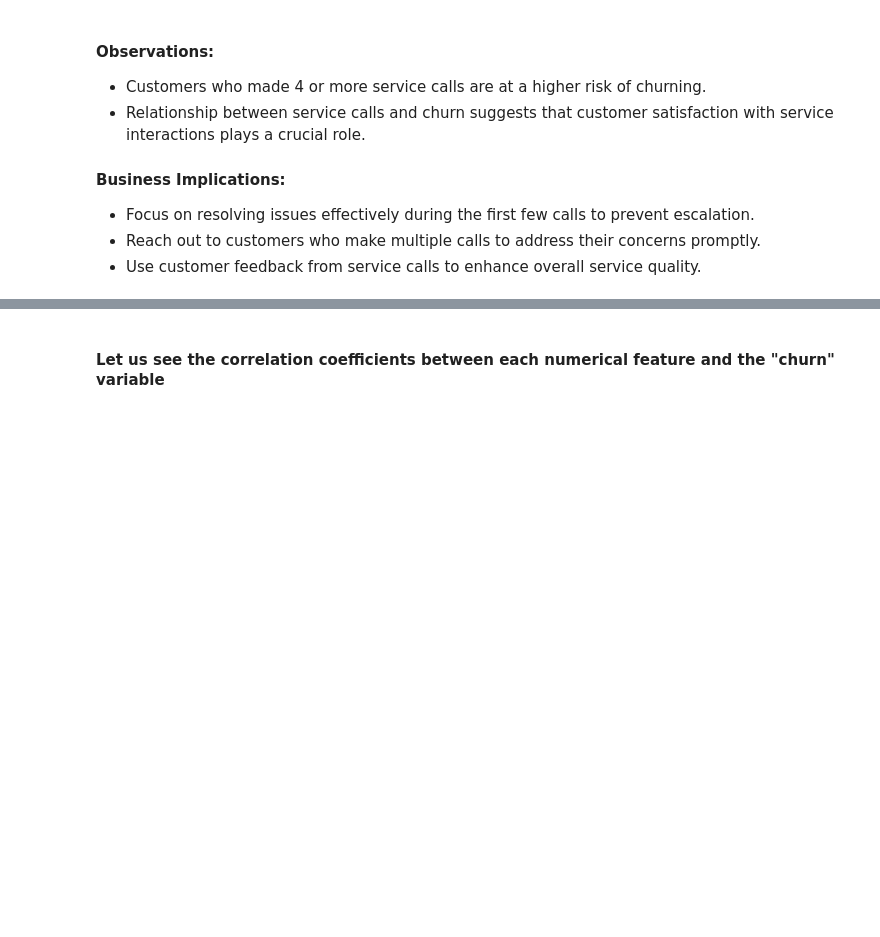
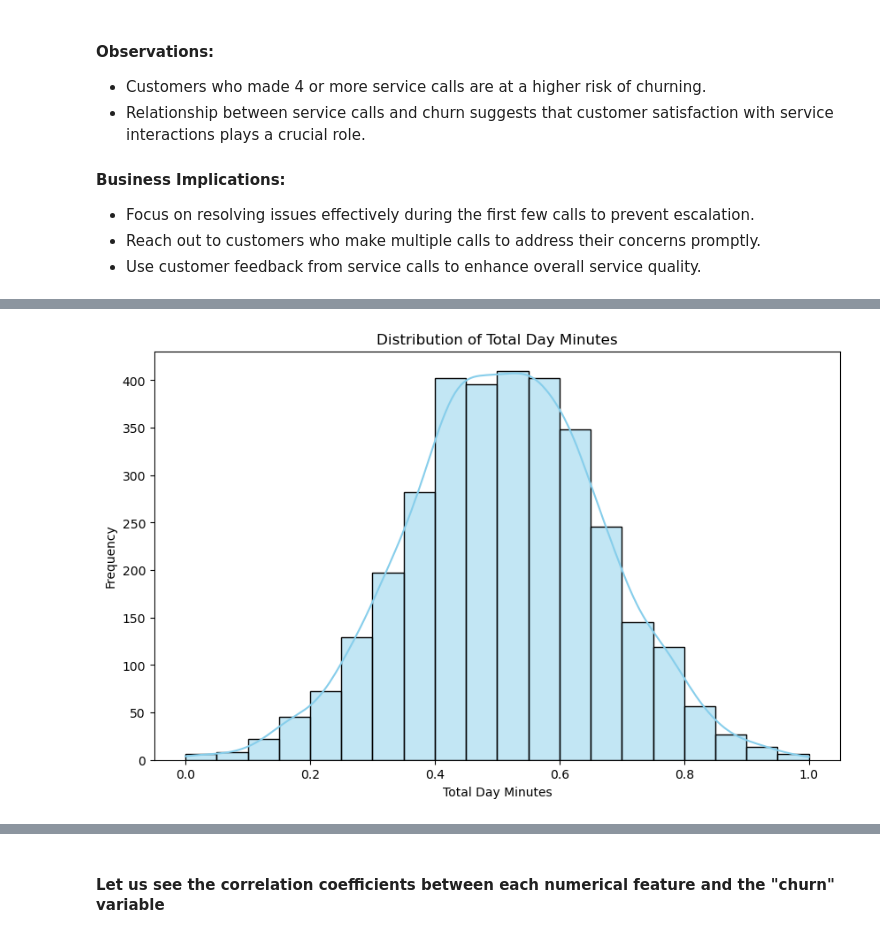
Before and after one commit to Abuz254/glowing-octo-computing-machine, a Jupyter notebook: telcom.ipynb, the cells around one changed output, grey strips where cells are left out. Saved outputs shown, nothing was run; the diff lists cells and outputs as text; code cells hidden in the pictures; blank space fills up the shorter version.

```diff
--- a/telcom.ipynb
+++ b/telcom.ipynb
@@ -362,9 +341,7 @@ plt.show()
+# %%
+# One-Hot Encoding for 'state'
+df = pd.get_dummies(df, columns=['state'])
 # %%
-# Scatter plots for numerical variables against the target
-plt.figure(figsize=(15, 10))
-for i, col in enumerate(num_features[:9], 1):
-    plt.subplot(3, 3, i)
-    sns.scatterplot(x=col, y='churn', data=df)
-    plt.title(f'{col} vs Churn')
-plt.tight_layout()
-plt.show()
+# Binary Encoding for 'international plan' and 'voice mail plan'
+df['international plan'] = df['international plan'].map({'yes': 1, 'no': 0})
+df['voice mail plan'] = df['voice mail plan'].map({'yes': 1, 'no': 0})
@@ -375,0 +348,3 @@ plt.show()
+# %%
+# Encode 'churn' as 0 and 1
+df['churn'] = df['churn'].astype(int)
@@ -375,0 +353,3 @@ plt.show()
+# %%
+# Drop 'phone number'
+df = df.drop(['phone number'], axis=1)
@@ -375,0 +386,10 @@ plt.show()
+# %%
+# Histogram of total day minutes
+plt.figure(figsize=(10, 6))
+sns.histplot(df['total day minutes'], bins=20, kde=True, color='skyblue')
+plt.title('Distribution of Total Day Minutes')
+plt.xlabel('Total Day Minutes')
+plt.ylabel('Frequency')
+plt.show()
+# %% [output]
+[figure, added]
```
Also changed, not shown: parts of 72 cells of this notebook.
